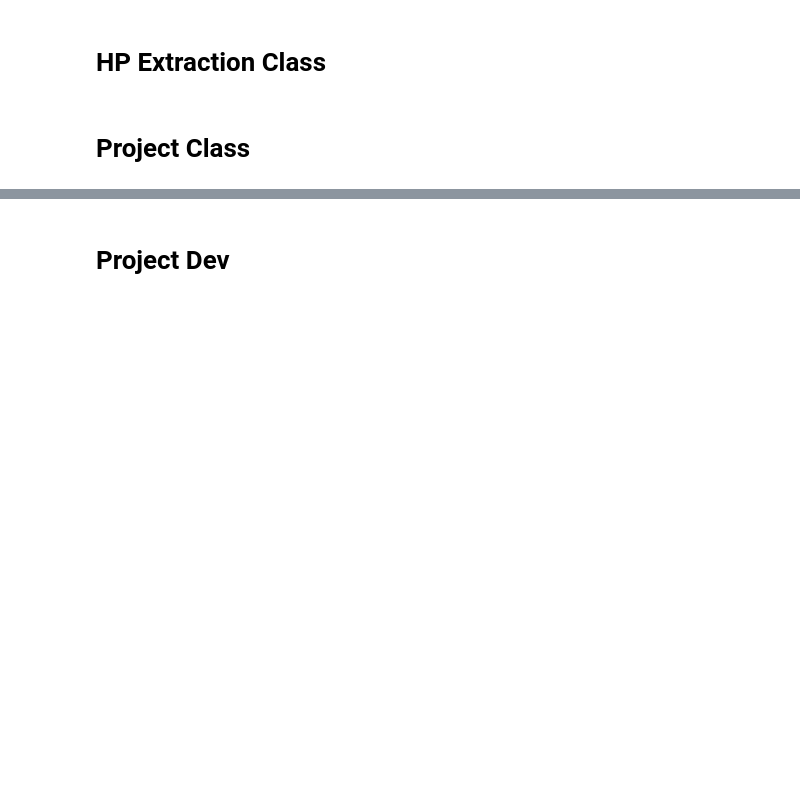
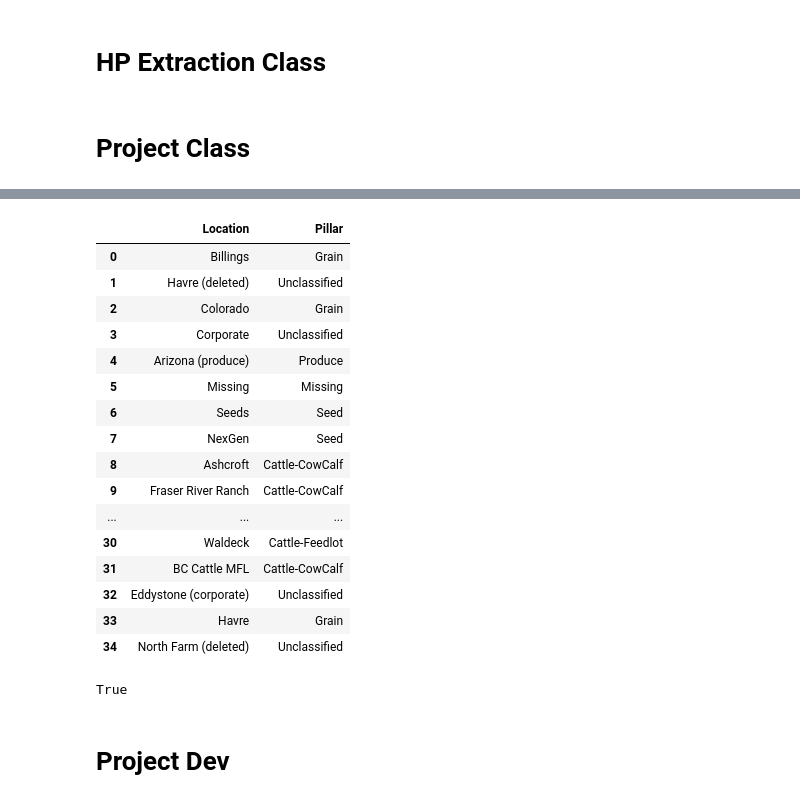
Before and after one commit to ZheRao/ETLCodeBase, a Jupyter notebook: notebooks/dev.ipynb, the cells around one changed output, grey strips where cells are left out. Cells and saved outputs as stored; diff of their text form; code cells hidden in the pictures; blank space fills up the shorter version.

```diff
--- a/notebooks/dev.ipynb
+++ b/notebooks/dev.ipynb
@@ -1691,0 +1703,41 @@ Projects Transformation Finished with 5.542 minutes
+# %%
+def _pillar_classification(entry) -> str:
+    """
+        this function classifies pillar of a transaction based on location
+    """
+    location = entry["Location"]
+    if not isinstance(location, str) or (location == "Missing"):
+        return "Missing"
+    if "produce" in location:
+        return "Produce"
+    elif "grain" in location:
+        return "Grain"
+    # elif "cattle" in location:
+    #     return "Cattle"
+    elif "corporate" in location:
+        return "Unclassified"
+    match location.lower():
+        case "hafford"|"kamsack"|"prince albert"|"raymore"|"regina"|"swift current"|"the pas"|"camp 4"|"fly creek"|"havre"|"yorkton"|"colorado"|"billings":
+            return "Grain"
+        case "outlook"|"seeds usa":
+            return "Produce"
+        case "eddystone (cattle)"|"waldeck"|"airdrie":
+            return "Cattle-Feedlot"
+        case "ashcroft"|"diamond s"|"fraser river ranch"|"home ranch"|"moon ranch"|"wolf ranch"|"calderbank"|"bc cattle mfl":
+            return "Cattle-CowCalf"
+        case "seeds"|"nexgen":
+            return "Seed"
+        case _:
+            return "Unclassified"
+# %%
+locations = pd.DataFrame(data=['Billings', 'Havre (deleted)', 'Colorado', 'Corporate',
+       'Arizona (produce)', 'Missing', 'Seeds', 'NexGen', 'Ashcroft',
+       'Fraser River Ranch', 'Wolf Ranch', 'Diamond S', 'Home Ranch',
+       'Moon Ranch', 'BritishColumbia (corporate)',
+       'BritishColumbia (produce)', 'Cache/Fischer/Loon - DNU', 'Outlook',
+       'Regina', 'Swift Current', 'Hafford', 'Airdrie', 'Raymore',
+       'Kamsack', 'The Pas', 'Prince Albert', 'Eddystone (grain)',
+       'Yorkton', 'Eddystone (cattle)', 'Calderbank', 'Waldeck',
+       'BC Cattle MFL', 'Eddystone (corporate)', 'Havre',
+       'North Farm (deleted)'], columns=["Location"])
+locations
@@ -1692,3 +1762,28 @@ Projects Transformation Finished with 5.542 minutes
+# %%
+locations["Pillar"] = locations.apply(lambda x: _pillar_classification(x), axis=1)
+locations
+# %% [output]
+|  | Location | Pillar |
+| 0 | Billings | Grain |
+| 1 | Havre (deleted) | Unclassified |
+| 2 | Colorado | Grain |
+| 3 | Corporate | Unclassified |
+| 4 | Arizona (produce) | Produce |
+| 5 | Missing | Missing |
+| 6 | Seeds | Seed |
+| 7 | NexGen | Seed |
+| 8 | Ashcroft | Cattle-CowCalf |
+| 9 | Fraser River Ranch | Cattle-CowCalf |
+| ... | ... | ... |
+| 30 | Waldeck | Cattle-Feedlot |
+| 31 | BC Cattle MFL | Cattle-CowCalf |
+| 32 | Eddystone (corporate) | Unclassified |
+| 33 | Havre | Grain |
+| 34 | North Farm (deleted) | Unclassified |
+# %%
+"cattle" in "BC Cattle MFL".lower()
+# %% [output]
+True
 # %% [markdown]
 # Project Dev
 # %%
```
Also changed, not shown: parts of 6 cells of this notebook, 20 other files.
